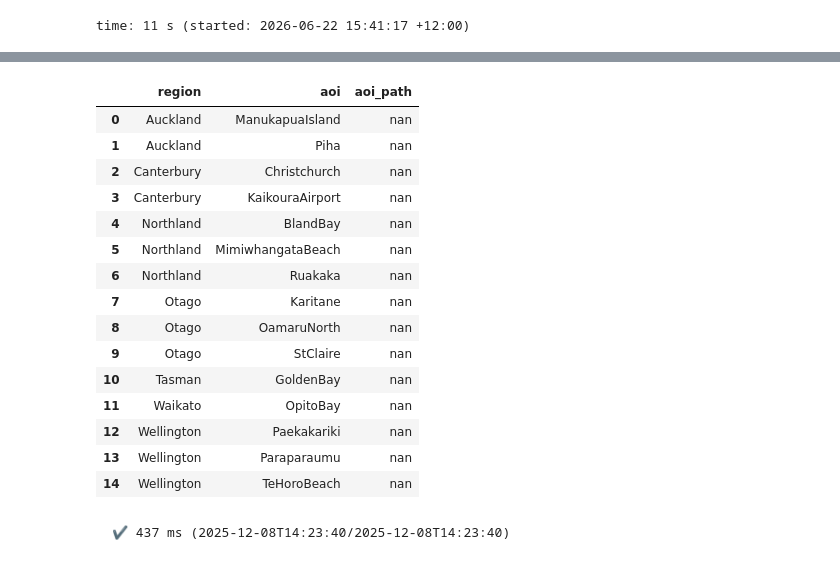
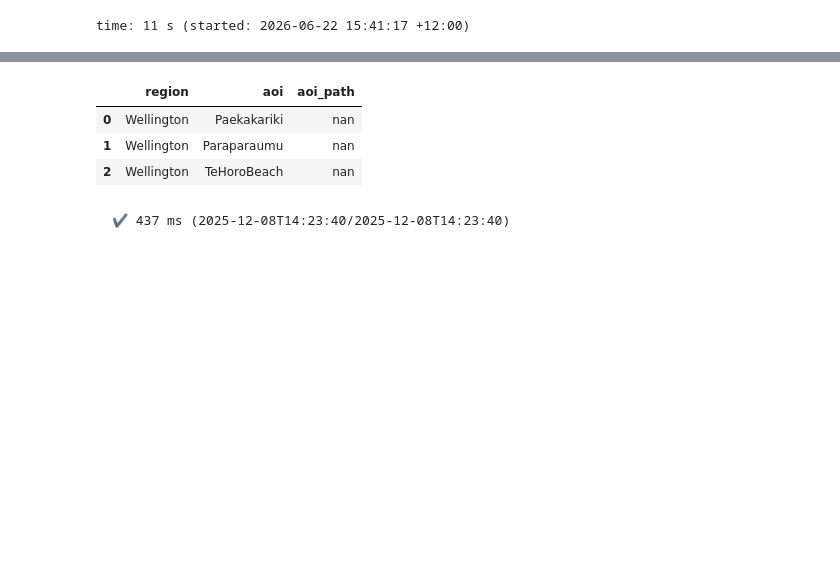
Before and after one commit to UoA-eResearch/retrolens, a Jupyter notebook: new_transects.ipynb, the cells around one changed output, grey strips where cells are left out. Cells and saved outputs as stored; diff of their text form; code cells hidden in the pictures; blank space fills up the shorter version.

Commit message:
Update transect notebook cutoff and region baseline loading

```diff
--- a/new_transects.ipynb
+++ b/new_transects.ipynb
@@ -13,8 +13,8 @@ pd.set_option('display.max_columns', None)
 # %% [output]
 time: 11 s (started: 2026-06-22 15:41:17 +12:00)
 # %%
-# 1) Find new shoreline shapefiles created/updated since 2024-01-1
-cutoff_date = pd.Timestamp("2024-01-01")
+# 1) Find new shoreline shapefiles created/updated since 2024-07-18
+cutoff_date = pd.Timestamp("2024-07-18")
 search_roots = [Path(r"Z:\MaxarImagery\HighFreq"), Path(r"Z:\Retrolens")]
 
 records = []
@@ -22,6 +22,9 @@ for root in search_roots:
     if not root.exists():
         continue
     for shp in root.glob("*/*/Shorelines/*.shp"):
+        # Ignore shoreline files explicitly marked as AOI errors.
+        if shp.stem.lower().startswith("[aoierr]"):
+            continue
         region = shp.parts[-4]
         aoi = shp.parts[-3]
         modified = pd.Timestamp(shp.stat().st_mtime, unit="s")
@@ -37,7 +40,6 @@ for root in search_roots:
             )
 
 new_shorelines = pd.DataFrame(records).sort_values(["region", "aoi", "modified"]).reset_index(drop=True)
-new_shorelines.to_csv("new_shorelines_since_2024-08-31.csv", index=False)
 new_shorelines
 # %% [output]
 |  | source_root | region | aoi | shoreline_path | modified |
@@ -198,53 +258,40 @@ if missing_mask.any():
 missing_aoi = aoi_index.loc[~aoi_index.aoi_exists].copy()
 if not missing_aoi.empty:
     missing_aoi = missing_aoi.sort_values(["region", "aoi"]).reset_index(drop=True)
-    missing_aoi.to_csv("missing_aoi_since_2024-08-31.csv", index=False)
     display(missing_aoi[["region", "aoi", "aoi_path"]])
 
 valid_aoi = aoi_index.loc[aoi_index.aoi_exists].copy()
 if len(valid_aoi) == 0:
     raise ValueError("No AOI polygons available for preview or baseline loading.")
 
 baseline_rows = []
 for row in valid_aoi.itertuples(index=False):
     aoi_gdf = gpd.read_file(row.aoi_path)
     aoi_geom = aoi_gdf.union_all()
 
-    baseline_path = Path(r"Z:\DSAS\BaselineTemplate\Baselines") / f"{row.aoi}.shp"
+    baseline_path = Path(r"Z:\DSAS\BaselineTemplate\Baselines") / f"{row.region}_baseline.shp"
     if not baseline_path.exists():
         continue
 
     baseline = gpd.read_file(baseline_path).to_crs(aoi_gdf.crs)
     baseline = baseline[baseline.intersects(aoi_geom)].copy()
     if baseline.empty:
         continue
 
     baseline["region"] = row.region
     baseline["aoi"] = row.aoi
     baseline["aoi_path"] = row.aoi_path
     baseline["baseline_path"] = str(baseline_path)
     baseline_rows.append(baseline.to_crs(2193))
 
 assert len(baseline_rows) > 0, "No baseline segments intersected AOI polygons"
 baseline = gpd.GeoDataFrame(pd.concat(baseline_rows, ignore_index=True), crs=2193)
 baseline[["region", "aoi", "baseline_path"]].drop_duplicates().head()
 # %% [output]
 |  | region | aoi | aoi_path |
-| 0 | Auckland | ManukapuaIsland | nan |
-| 1 | Auckland | Piha | nan |
-| 2 | Canterbury | Christchurch | nan |
-| 3 | Canterbury | KaikouraAirport | nan |
-| 4 | Northland | BlandBay | nan |
-| 5 | Northland | MimiwhangataBeach | nan |
-| 6 | Northland | Ruakaka | nan |
-| 7 | Otago | Karitane | nan |
-| 8 | Otago | OamaruNorth | nan |
-| 9 | Otago | StClaire | nan |
-| 10 | Tasman | GoldenBay | nan |
-| 11 | Waikato | OpitoBay | nan |
-| 12 | Wellington | Paekakariki | nan |
-| 13 | Wellington | Paraparaumu | nan |
-| 14 | Wellington | TeHoroBeach | nan |
+| 0 | Wellington | Paekakariki | nan |
+| 1 | Wellington | Paraparaumu | nan |
+| 2 | Wellington | TeHoroBeach | nan |
 # %%
 # 4) Use one AOI polygon as bbox geometry for preview
 valid_aoi = aoi_index[aoi_index.aoi_exists].copy()
```
Also changed, not shown: parts of 3 cells of this notebook.
